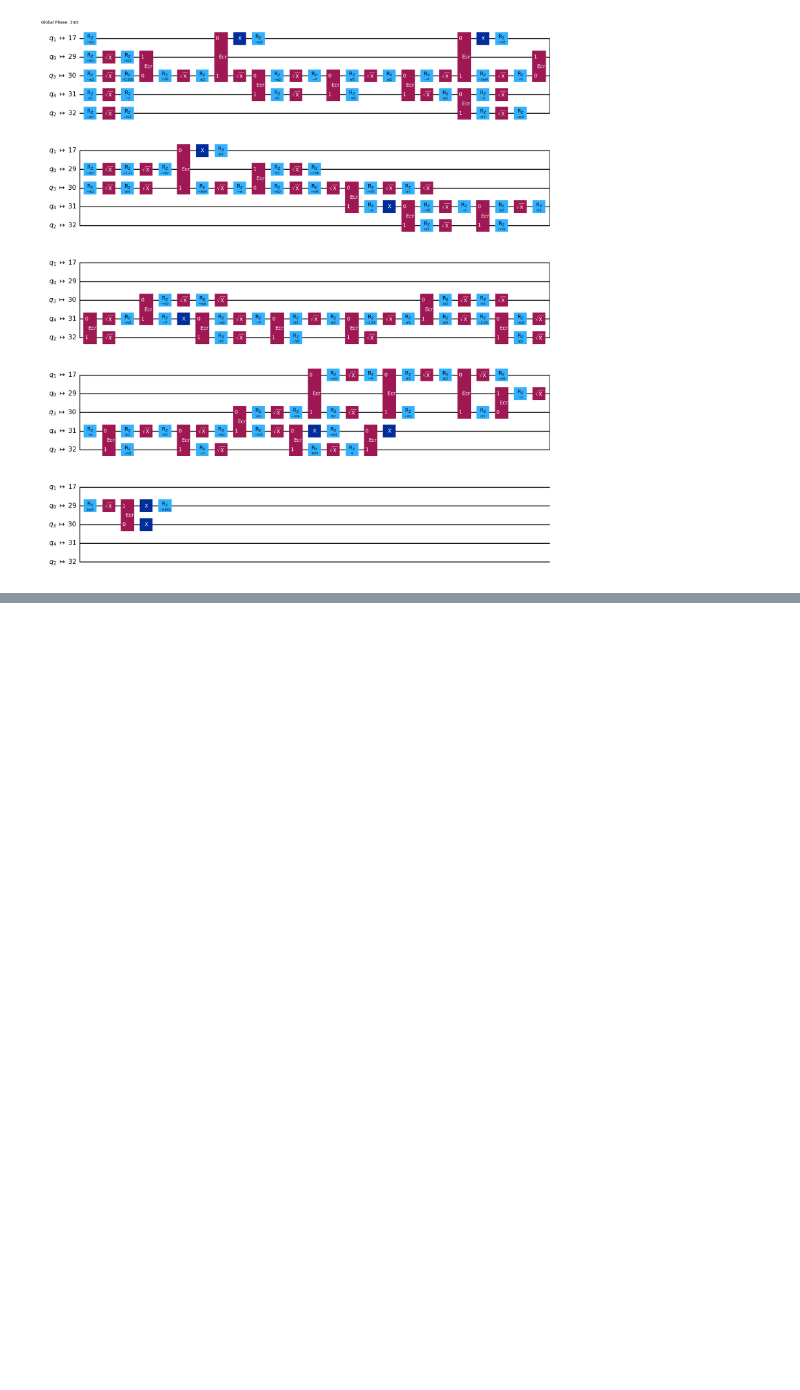
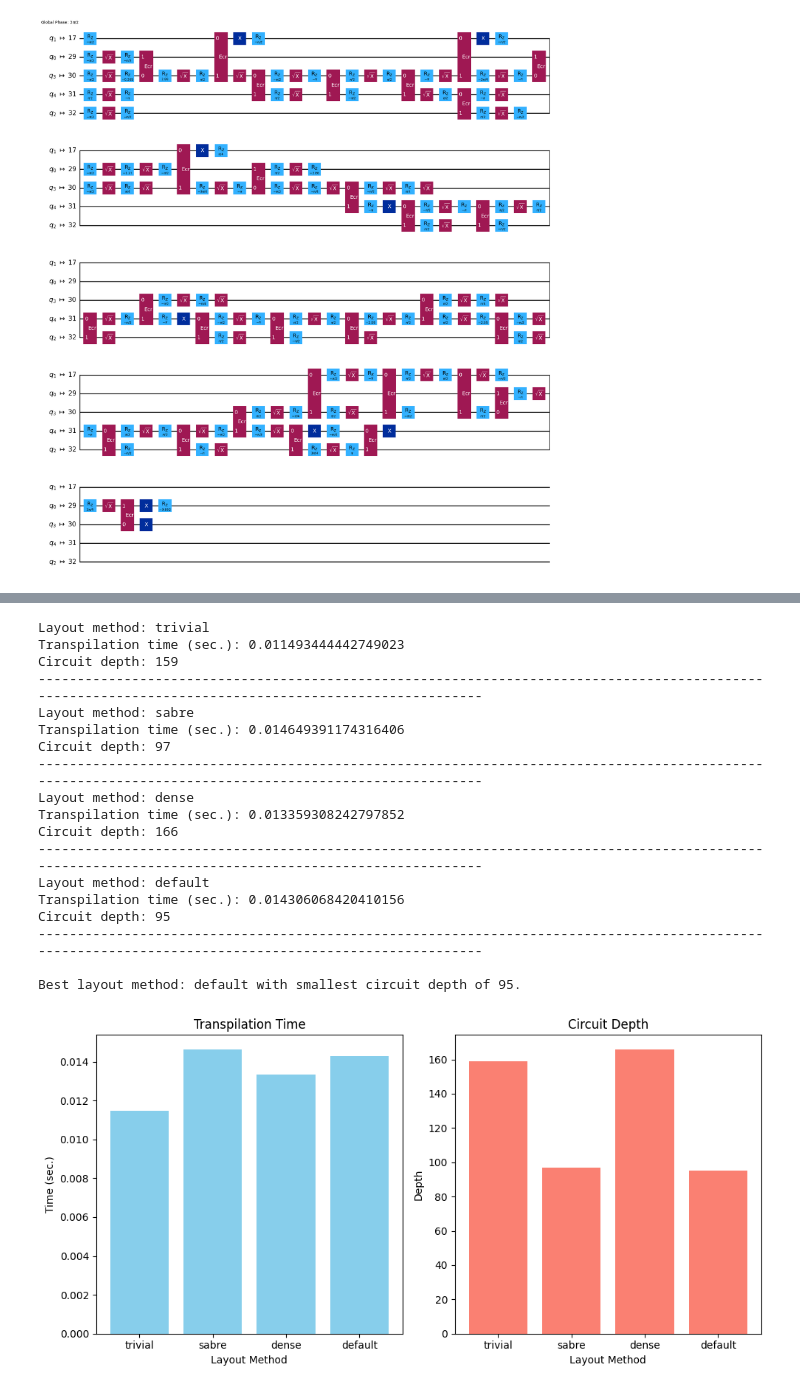
Before and after one commit to pranjaldhole/QiskitHackathon25_SuperQops, a Jupyter notebook: notebooks/qubit_layout_approximation.ipynb, the cells around one changed output, grey strips where cells are left out. Saved outputs shown, nothing was run; the diff lists cells and outputs as text; code cells hidden in the pictures; blank space fills up the shorter version.

```diff
--- a/notebooks/qubit_layout_approximation.ipynb
+++ b/notebooks/qubit_layout_approximation.ipynb
@@ -57,0 +119,65 @@ isa_circuit_l3.draw('mpl')
+# %%
+times = []
+depths = []
+# Sweep over layout methods
+### WRITE YOUR CODE HERE ###
+layout_methods = ['trivial', 'sabre', 'dense', 'default']
+for layout_method in layout_methods:
+    pm = generate_preset_pass_manager(backend=noisy_fake_backend, layout_method=layout_method)
+    ### YOUR CODE FINISHES HERE
+    print('\033[1m' + f'Layout method: {layout_method}')
+    start = time.time()
+    isa_qc = pm.run(FullAdder)
+    dt = time.time() - start
+    times.append(dt)
+    depth = isa_qc.depth()
+    depths.append(depth)
+
+    print('Transpilation time (sec.):', dt)
+    print('Circuit depth:', depth)
+    print('---' * 50)
+
+# Identify the layout method with the smallest depth
+min_depth_index = depths.index(min(depths))
+best_layout = layout_methods[min_depth_index]
+min_depth = depths[min_depth_index]
+
+print(f"\nBest layout method: {best_layout} with smallest circuit depth of {min_depth}.")
+
+# Plotting
+plt.figure(figsize=(10, 5))
+
+plt.subplot(1, 2, 1)
+plt.bar(layout_methods, times, color='skyblue')
+plt.title('Transpilation Time')
+plt.xlabel('Layout Method')
+plt.ylabel('Time (sec.)')
+
+plt.subplot(1, 2, 2)
+plt.bar(layout_methods, depths, color='salmon')
+plt.title('Circuit Depth')
+plt.xlabel('Layout Method')
+plt.ylabel('Depth')
+
+plt.tight_layout()
+plt.show()
+# %% [output]
+Layout method: trivial
+Transpilation time (sec.): 0.011493444442749023
+Circuit depth: 159
+------------------------------------------------------------------------------------------------------------------------------------------------------
+Layout method: sabre
+Transpilation time (sec.): 0.014649391174316406
+Circuit depth: 97
+------------------------------------------------------------------------------------------------------------------------------------------------------
+Layout method: dense
+Transpilation time (sec.): 0.013359308242797852
+Circuit depth: 166
+------------------------------------------------------------------------------------------------------------------------------------------------------
+Layout method: default
+Transpilation time (sec.): 0.014306068420410156
+Circuit depth: 95
+------------------------------------------------------------------------------------------------------------------------------------------------------
+
+Best layout method: default with smallest circuit depth of 95.
+[figure, added]
```
Also changed, not shown: parts of 4 cells of this notebook, 1 other file.
